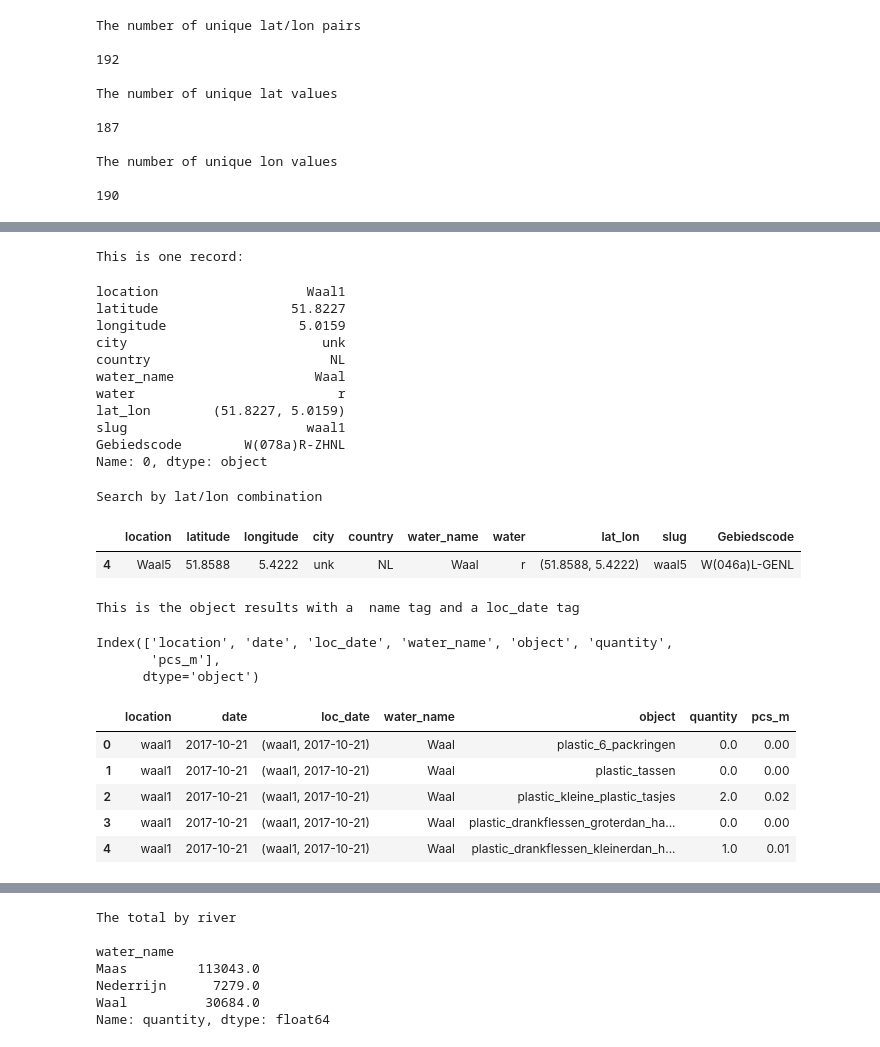
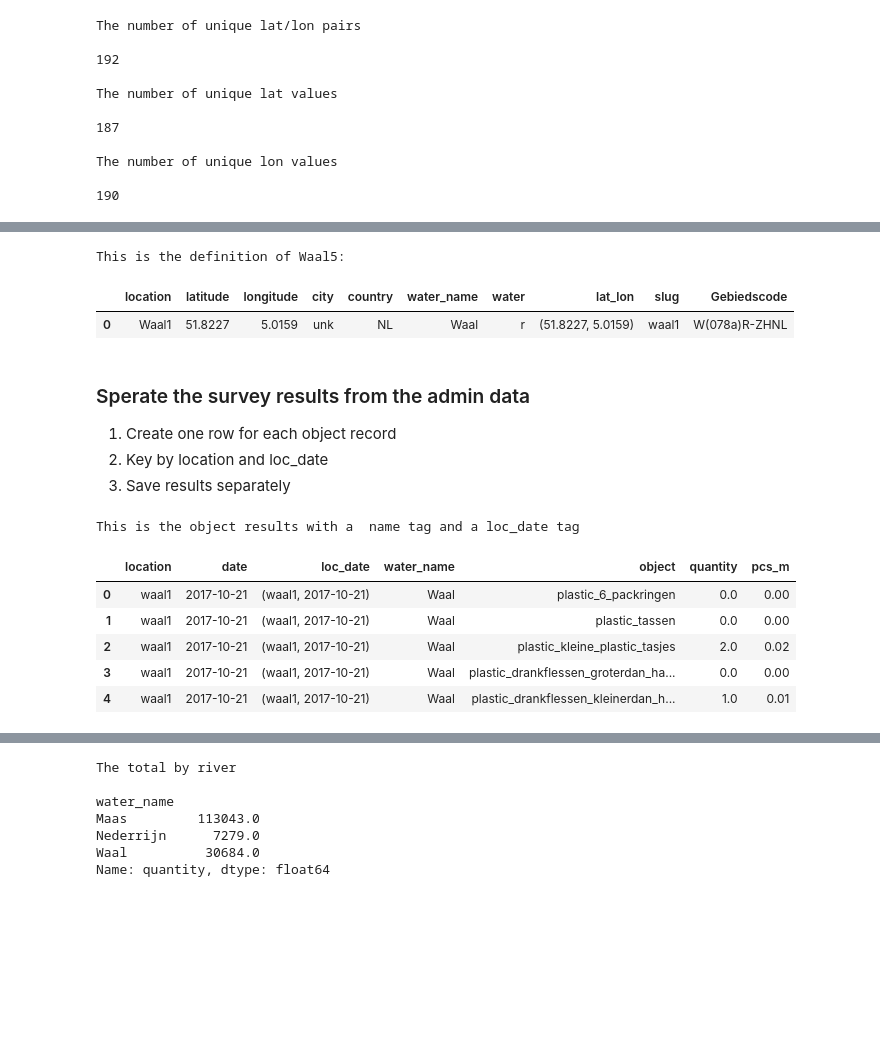
Before and after one commit to hammerdirt-analyst/rhinecode, a Jupyter notebook: harmonizesurveyresults.ipynb, the cells around one changed output, grey strips where cells are left out. Cells and saved outputs as stored; diff of their text form; code cells hidden in the pictures; blank space fills up the shorter version.

```diff
--- a/harmonizesurveyresults.ipynb
+++ b/harmonizesurveyresults.ipynb
@@ -313,29 +268,20 @@ dutch_admin
 # %%
+# save the dutch beaches
 a_file_name = F"{project_directory}/dutch_admin_h.csv"
 dutch_admin.to_csv(a_file_name, index=False)
+
+print(F"This is the definition of Waal5:\n")
+dutch_admin[dutch_admin.location == 'Waal1']
+# %% [output]
+This is the definition of Waal5:
+|  | location | latitude | longitude | city | country | water_name | water | lat_lon | slug | Gebiedscode |
+| 0 | Waal1 | 51.8227 | 5.0159 | unk | NL | Waal | r | (51.8227, 5.0159) | waal1 | W(078a)R-ZHNL |
-# %%
-print("This is one record:\n")
-dutch_admin.iloc[0]
-# %% [output]
-This is one record:
-location                   Waal1
-latitude                 51.8227
-longitude                 5.0159
-city                         unk
-country                       NL
-water_name                  Waal
-water                          r
-lat_lon        (51.8227, 5.0159)
-slug                       waal1
-Gebiedscode        W(078a)R-ZHNL
-Name: 0, dtype: object
-# %%
-print("\nSearch by lat/lon combination\n")
-dutch_admin[dutch_admin.lat_lon == (51.8588, 5.4222)]
-# %% [output]
-Search by lat/lon combination
-|  | location | latitude | longitude | city | country | water_name | water | lat_lon | slug | Gebiedscode |
-| 4 | Waal5 | 51.8588 | 5.4222 | unk | NL | Waal | r | (51.8588, 5.4222) | waal5 | W(046a)L-GENL |
+# %% [markdown]
+### Sperate the survey results from the admin data
+
+1. Create one row for each object record
+2. Key by location and loc_date
+3. Save results separately
 # %%
 # a place to store the results
 new_results=[]
@@ -349,7 +295,6 @@ def seperate_results(x, a_list):
     return x
 
 # apply
-
 dutch_surveys.apply(lambda row: seperate_results(row, obj_counts), axis=1)
 
 # make new df
@@ -363,20 +308,13 @@ a_results_df.drop('rate', inplace=True, axis=1)
 a_file_name = F"{project_directory}/dutch_surveys_h.csv"
 a_results_df.to_csv(a_file_name)
 
-print()
-print("This is the object results with a  name tag and a loc_date tag\n")
-a_results_df.columns
+print(F"This is the object results with a  name tag and a loc_date tag\n")
+a_results_df.head()
 # %% [output]
 This is the object results with a  name tag and a loc_date tag
-Index(['location', 'date', 'loc_date', 'water_name', 'object', 'quantity',
-       'pcs_m'],
-      dtype='object')
+|  | location | date | loc_date | water_name | object | quantity | pcs_m |
+| 0 | waal1 | 2017-10-21 | (waal1, 2017-10-21) | Waal | plastic_6_packringen | 0.0 | 0.00 |
+| 1 | waal1 | 2017-10-21 | (waal1, 2017-10-21) | Waal | plastic_tassen | 0.0 | 0.00 |
+| 2 | waal1 | 2017-10-21 | (waal1, 2017-10-21) | Waal | plastic_kleine_plastic_tasjes | 2.0 | 0.02 |
+| 3 | waal1 | 2017-10-21 | (waal1, 2017-10-21) | Waal | plastic_drankflessen_groterdan_ha... | 0.0 | 0.00 |
+| 4 | waal1 | 2017-10-21 | (waal1, 2017-10-21) | Waal | plastic_drankflessen_kleinerdan_h... | 1.0 | 0.01 |
-# %%
-a_results_df.head()
-# %% [output]
-|  | location | date | loc_date | water_name | object | quantity | pcs_m |
-| 0 | waal1 | 2017-10-21 | (waal1, 2017-10-21) | Waal | plastic_6_packringen | 0.0 | 0.00 |
-| 1 | waal1 | 2017-10-21 | (waal1, 2017-10-21) | Waal | plastic_tassen | 0.0 | 0.00 |
-| 2 | waal1 | 2017-10-21 | (waal1, 2017-10-21) | Waal | plastic_kleine_plastic_tasjes | 2.0 | 0.02 |
-| 3 | waal1 | 2017-10-21 | (waal1, 2017-10-21) | Waal | plastic_drankflessen_groterdan_ha... | 0.0 | 0.00 |
-| 4 | waal1 | 2017-10-21 | (waal1, 2017-10-21) | Waal | plastic_drankflessen_kleinerdan_h... | 1.0 | 0.01 |
```
Also changed, not shown: parts of 19 cells of this notebook, 1 other file.
